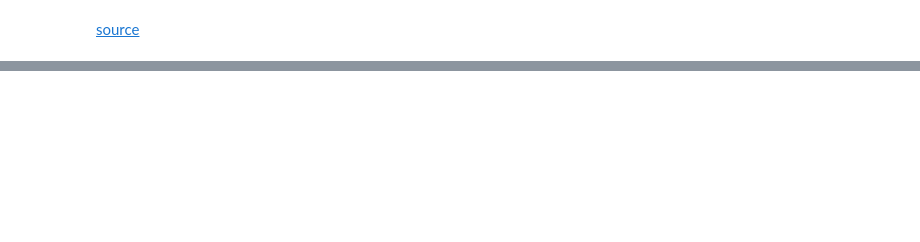
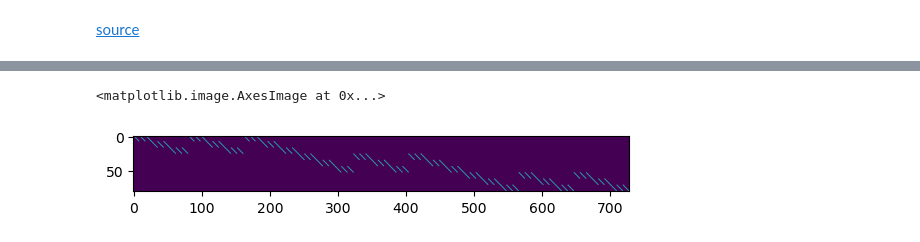
Before and after one commit to jsanders1999/SudokuSolver, a Jupyter notebook: sanbox.ipynb, the cells around one changed output, grey strips where cells are left out. Saved outputs shown, nothing was run; the diff lists cells and outputs as text; code cells hidden in the pictures; blank space fills up the shorter version.

```diff
--- a/sanbox.ipynb
+++ b/sanbox.ipynb
@@ -41,0 +257,5 @@ def generate_block_uniq_constr():
+# %%
+plt.imshow(np.kron(np.eye(3), np.kron(np.ones((1,3)), np.kron(np.eye(3), np.kron( np.ones((1,3)), np.eye(9))))))
+# %% [output]
+<matplotlib.image.AxesImage at 0x...>
+[figure, added]
```
Also changed, not shown: parts of 13 cells of this notebook.
